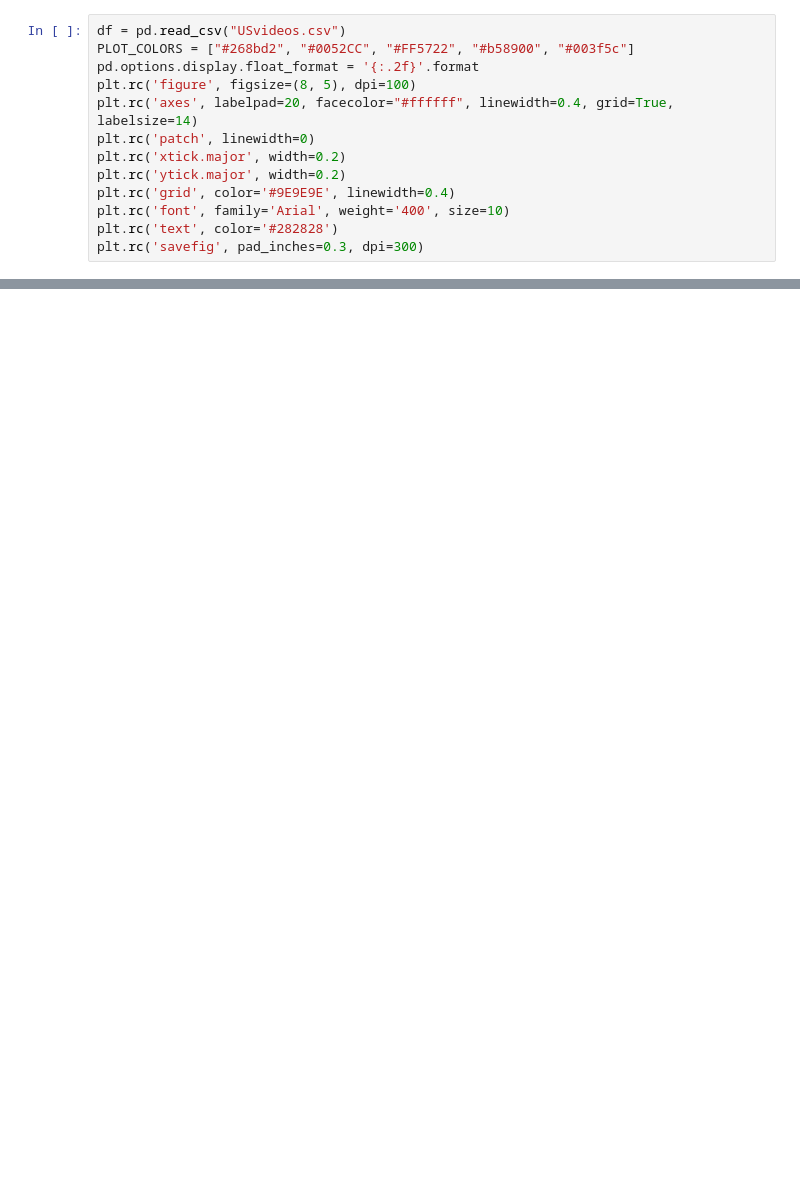
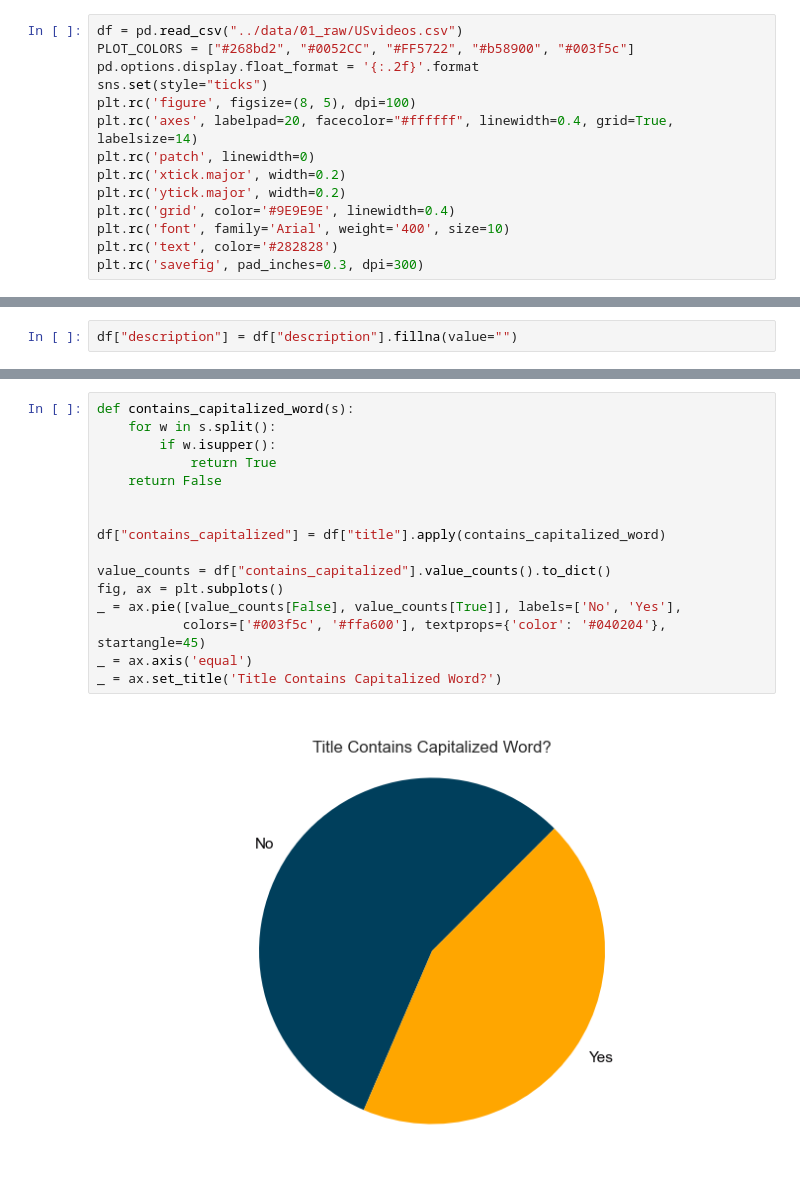
Before and after one commit to s20433/ASI-proj, a Jupyter notebook: notebooks/Code snippety z artykułu.ipynb, the cells around one changed output, grey strips where cells are left out. Cells and saved outputs as stored; diff of their text form; blank space fills up the shorter version.

```diff
--- a/notebooks/Code snippety z artykułu.ipynb
+++ b/notebooks/Code snippety z artykułu.ipynb
@@ -24,7 +16,8 @@ NameError: name 'os' is not defined
 # %%
-df = pd.read_csv("USvideos.csv")
+df = pd.read_csv("../data/01_raw/USvideos.csv")
 PLOT_COLORS = ["#268bd2", "#0052CC", "#FF5722", "#b58900", "#003f5c"]
 pd.options.display.float_format = '{:.2f}'.format
+sns.set(style="ticks")
 plt.rc('figure', figsize=(8, 5), dpi=100)
 plt.rc('axes', labelpad=20, facecolor="#ffffff", linewidth=0.4, grid=True, labelsize=14)
 plt.rc('patch', linewidth=0)
@@ -54,0 +30,2 @@ FileNotFoundError: [Errno 2] No such file or directory: 'USvideos.csv'
+# %%
+df["description"] = df["description"].fillna(value="")
@@ -54,0 +44,18 @@ FileNotFoundError: [Errno 2] No such file or directory: 'USvideos.csv'
+# %%
+def contains_capitalized_word(s):
+    for w in s.split():
+        if w.isupper():
+            return True
+    return False
+
+
+df["contains_capitalized"] = df["title"].apply(contains_capitalized_word)
+
+value_counts = df["contains_capitalized"].value_counts().to_dict()
+fig, ax = plt.subplots()
+_ = ax.pie([value_counts[False], value_counts[True]], labels=['No', 'Yes'],
+           colors=['#003f5c', '#ffa600'], textprops={'color': '#040204'}, startangle=45)
+_ = ax.axis('equal')
+_ = ax.set_title('Title Contains Capitalized Word?')
+# %% [output]
+[figure, added]
```
Also changed, not shown: parts of 7 cells of this notebook, 8 other files.
